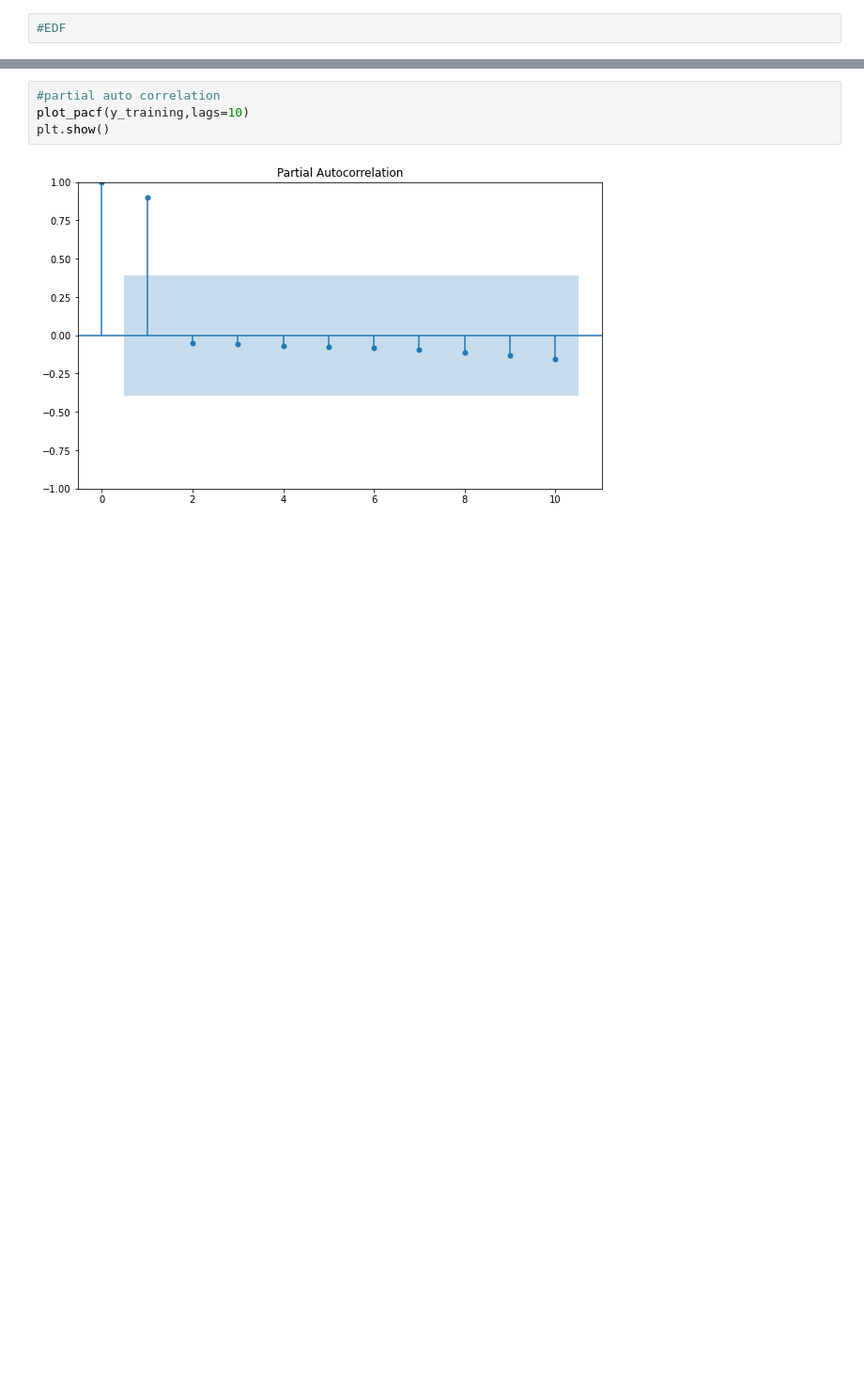
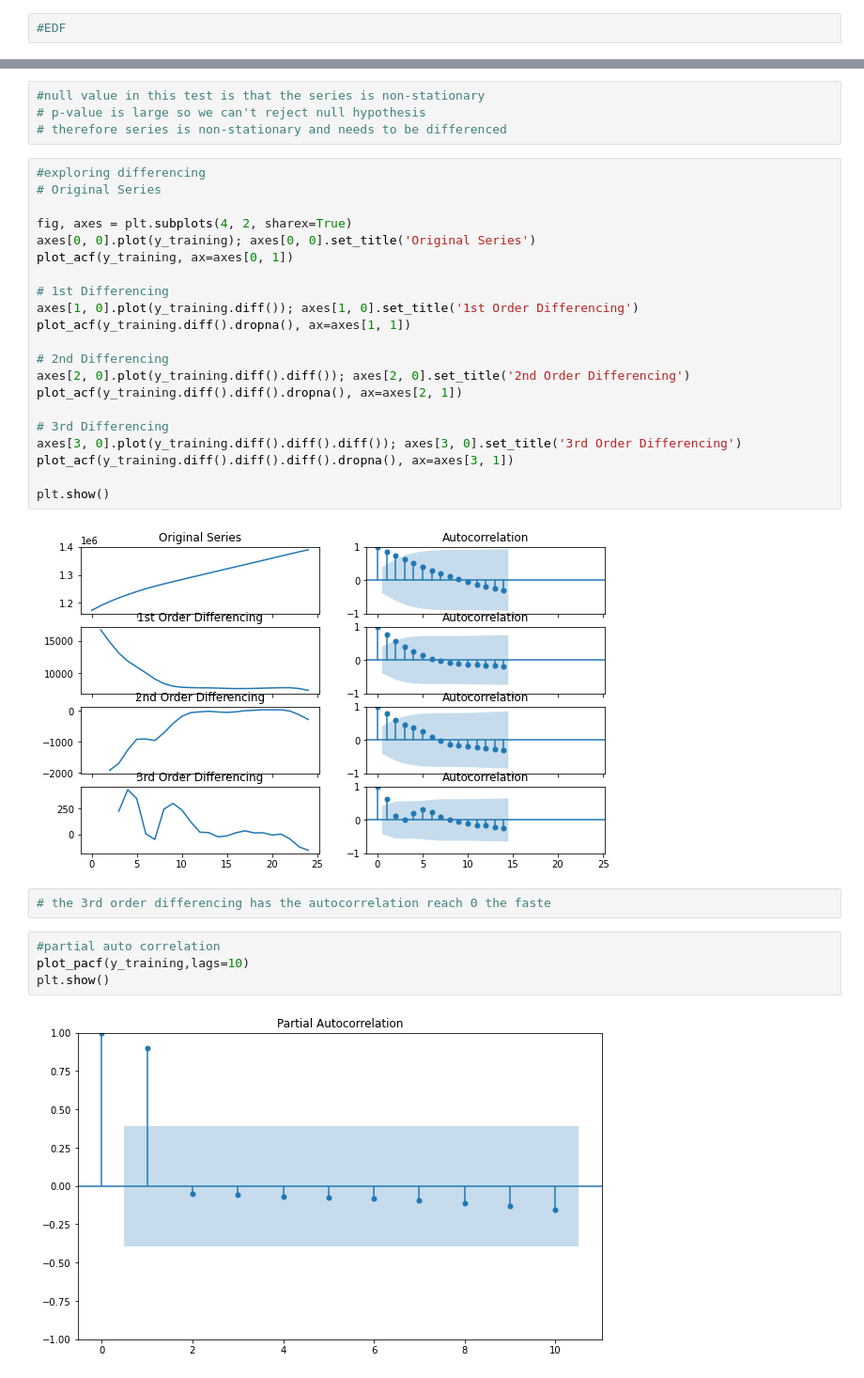
Before and after one commit to dkristek/UN_Country_Population_Growth, a Jupyter notebook: Provisional_MLmodel.ipynb, the cells around one changed output, grey strips where cells are left out. Shown: that part at 94% size. Drawn from its saved outputs; the diff is of its cells as text; blank space fills up the shorter version.

```diff
--- a/Provisional_MLmodel.ipynb
+++ b/Provisional_MLmodel.ipynb
@@ -111,3 +98,32 @@ autocorrelation_plot(y_training)
+# %%
+#null value in this test is that the series is non-stationary
+# p-value is large so we can't reject null hypothesis
+# therefore series is non-stationary and needs to be differenced
+# %%
+#exploring differencing
+# Original Series
+
+fig, axes = plt.subplots(4, 2, sharex=True)
+axes[0, 0].plot(y_training); axes[0, 0].set_title('Original Series')
+plot_acf(y_training, ax=axes[0, 1])
+
+# 1st Differencing
+axes[1, 0].plot(y_training.diff()); axes[1, 0].set_title('1st Order Differencing')
+plot_acf(y_training.diff().dropna(), ax=axes[1, 1])
+
+# 2nd Differencing
+axes[2, 0].plot(y_training.diff().diff()); axes[2, 0].set_title('2nd Order Differencing')
+plot_acf(y_training.diff().diff().dropna(), ax=axes[2, 1])
+
+# 3rd Differencing
+axes[3, 0].plot(y_training.diff().diff().diff()); axes[3, 0].set_title('3rd Order Differencing')
+plot_acf(y_training.diff().diff().diff().dropna(), ax=axes[3, 1])
+
+plt.show()
+# %% [output]
+[figure, added]
+# %%
+# the 3rd order differencing has the autocorrelation reach 0 the faste
 # %%
 #partial auto correlation
 plot_pacf(y_training,lags=10)
```
Also changed, not shown: parts of 21 cells of this notebook, 2 other files.
